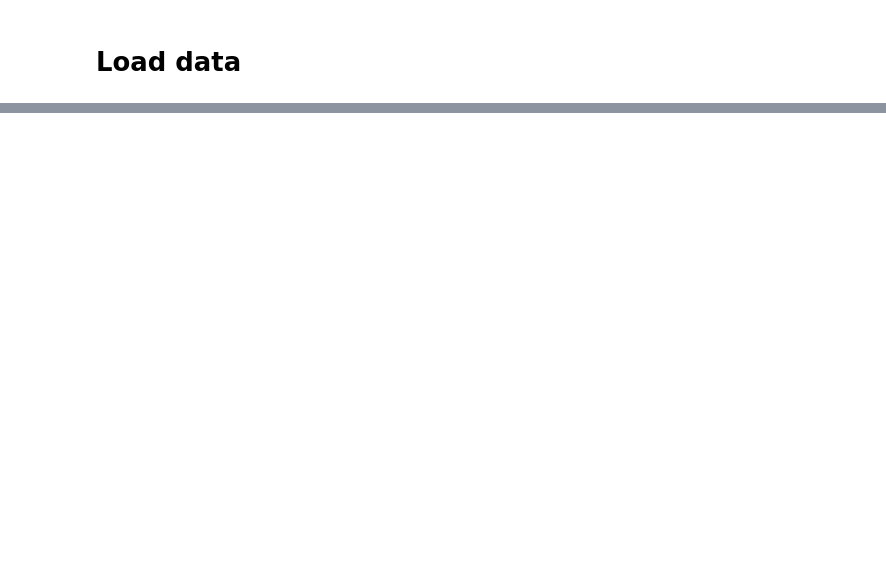
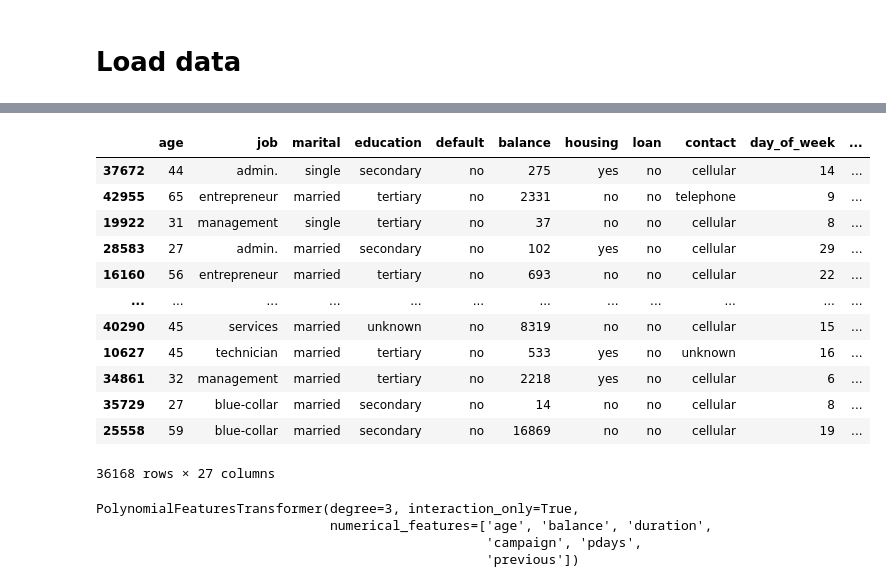
Before and after one commit to jb-cardiel/01-prediction-service, a Jupyter notebook: container/prediction-service-EDA.ipynb, the cells around one changed output, grey strips where cells are left out. Cells and saved outputs as stored; diff of their text form; code cells hidden in the pictures; blank space fills up the shorter version.

```diff
--- a/container/prediction-service-EDA.ipynb
+++ b/container/prediction-service-EDA.ipynb
@@ -66,0 +247,41 @@ dataset.describe().T
+# %%
+class SmoothedTargetEncodingTransformer(BaseEstimator, TransformerMixin):
+    ### Uses smoothed target encoding
+    ### https://www.kaggle.com/code/ryanholbrook/target-encoding
+    ### m is a value between 0 to 100
+
+    def __init__(self, categorical_features, target_feature, m=25):
+        self.categorical_features = categorical_features
+        self.target_feature = target_feature
+        self.m = m
+
+    def fit(self, X, y=None):
+        X_copy = X.copy()
+
+        self.overall_average = X_copy[self.target_feature].mean()
+
+        cat_dict = {}
+
+        for cat_ in self.categorical_features:
+            agg_df = X_copy.groupby(cat_).agg({self.target_feature:'mean', cat_:'count'})
+            ### weight = counts of the category in set / counts of the category in set + m
+            agg_df["weight"] = 1.0/(1.0 + self.m/agg_df[cat_])
+            ### encoding = weight * in category average of target + (1 - weight) * overall average of target
+            agg_df["encoding"] = agg_df["weight"]*agg_df[self.target_feature] + (1.0 - agg_df["weight"])*self.overall_average
+
+            cat_dict[cat_] = agg_df["encoding"].to_dict()
+
+        self.cat_dict = cat_dict
+        return self
+
+    def transform(self, X):
+        X_copy = X.copy()
+        for cat_, dict_ in self.cat_dict.items():
+            X_copy[f"{cat_}_tenc"] = X_copy[cat_].map(dict_)
+            ### Fill missing categories with overall average of target
+            X_copy[f"{cat_}_tenc"] = X_copy[f"{cat_}_tenc"].fillna(self.overall_average)
+        return X_copy
+# %%
+stenc_trf = SmoothedTargetEncodingTransformer(categorical_features=CATEGORICAL_FEATURES, target_feature=TARGET_FEATURE, m=0.05)
+# %%
+stenc_trf.fit(train_df)
@@ -66,0 +296,16 @@ dataset.describe().T
+# %%
+stenc_trf.transform(train_df)
+# %% [output]
+|  | age | job | marital | education | default | balance | housing | loan | contact | day_of_week | ... |
+| 37672 | 44 | admin. | single | secondary | no | 275 | yes | no | cellular | 14 | ... |
+| 42955 | 65 | entrepreneur | married | tertiary | no | 2331 | no | no | telephone | 9 | ... |
+| 19922 | 31 | management | single | tertiary | no | 37 | no | no | cellular | 8 | ... |
+| 28583 | 27 | admin. | married | secondary | no | 102 | yes | no | cellular | 29 | ... |
+| 16160 | 56 | entrepreneur | married | tertiary | no | 693 | no | no | cellular | 22 | ... |
+| ... | ... | ... | ... | ... | ... | ... | ... | ... | ... | ... | ... |
+| 40290 | 45 | services | married | unknown | no | 8319 | no | no | cellular | 15 | ... |
+| 10627 | 45 | technician | married | tertiary | no | 533 | yes | no | unknown | 16 | ... |
+| 34861 | 32 | management | married | tertiary | no | 2218 | yes | no | cellular | 6 | ... |
+| 35729 | 27 | blue-collar | married | secondary | no | 14 | no | no | cellular | 8 | ... |
+| 25558 | 59 | blue-collar | married | secondary | no | 16869 | no | no | cellular | 19 | ... |
+36168 rows × 27 columns
@@ -66,0 +337,7 @@ dataset.describe().T
+# %%
+poly_trf.fit(train_df)
+# %% [output]
+PolynomialFeaturesTransformer(degree=3, interaction_only=True,
+                              numerical_features=['age', 'balance', 'duration',
+                                                  'campaign', 'pdays',
+                                                  'previous'])
```
Also changed, not shown: parts of 55 cells of this notebook.
